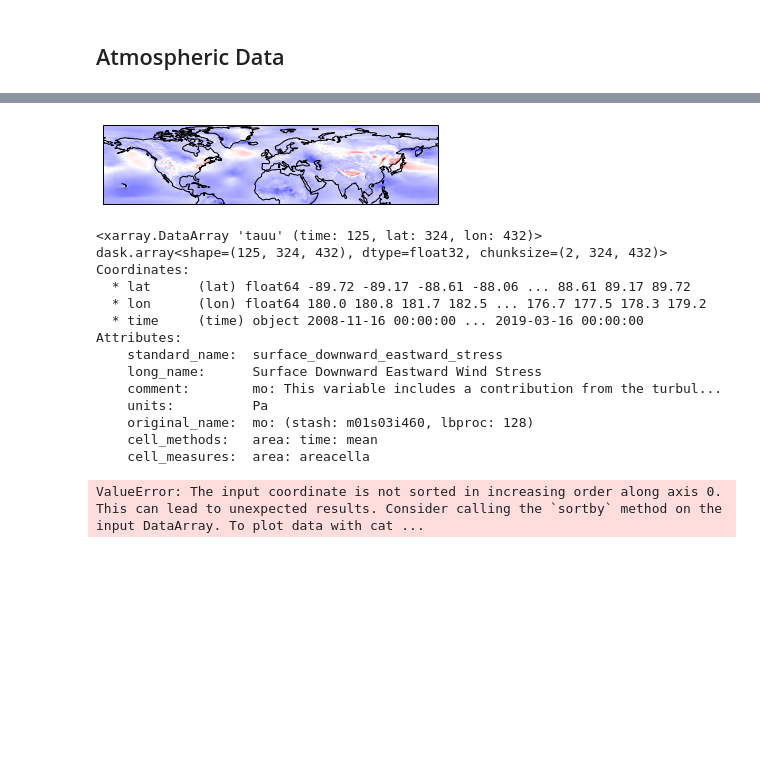
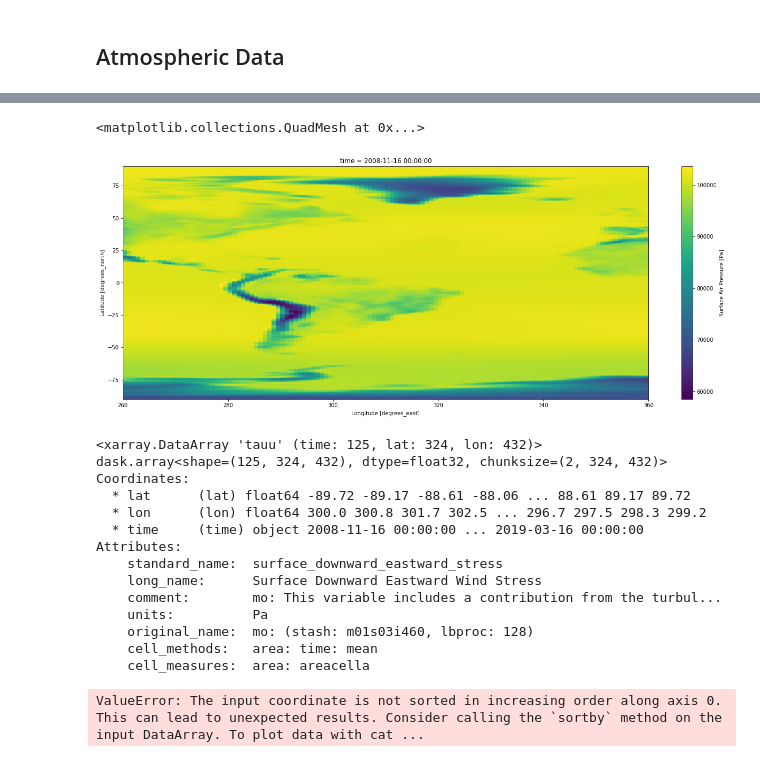
Before and after one commit to hmkhatri/AMOC_Variability_DePreSys_MET, a Jupyter notebook: Notebooks/Initial_Analysis.ipynb, the cells around one changed output, grey strips where cells are left out. Drawn from its saved outputs; the diff is of its cells as text; code cells hidden in the pictures; blank space fills up the shorter version.

```diff
--- a/Notebooks/Initial_Analysis.ipynb
+++ b/Notebooks/Initial_Analysis.ipynb
@@ -768,10 +768,14 @@ ds = xr.concat(ds, dim='r')
 # %%
 ppdir="/badc/cmip6/data/CMIP6/DCPP/MOHC/HadGEM3-GC31-MM/dcppA-hindcast/"
 
-var="s2008-r1i1p1f2/Amon/tauu/gn/files/d20200417/"
+var="s2008-r1i1p1f2/Amon/ua/gn/files/d20200417/"
+
+var1="s2008-r1i1p1f2/Amon/ps/gn/files/d20200417/"
 
 d = xr.open_mfdataset(ppdir + var + "*.nc")
 
+d1 = xr.open_mfdataset(ppdir + var1 + "*.nc")
+
 print(d)
 # %% [output]
 <xarray.Dataset>
@@ -794,27 +839,30 @@ Data variables:
 # %%
 #tmp = d.tauu.sel(lon=(d.lon > 250.) | (d.lon < 40.))
-#tmp = d.tauu.sel(lat=slice(0, 85))
-#tmp.isel(time=0).plot()
+tmp = d1.ps.sel(lon=slice(260, 360))
 
-ax = plt.axes(projection=ccrs.PlateCarree())
+fig = plt.figure(figsize=[22,8])
+tmp.isel(time=0).plot()
 
-ax.pcolor(d.lon, d.lat.sel(lat=slice(0, 85)), d.tauu.sel(lat=slice(0, 85)).isel(time=0), transform=ccrs.PlateCarree(),
-         cmap = 'bwr')
+#ax = plt.axes(projection=ccrs.PlateCarree())
 
-ax.coastlines()
+#ax.pcolor(d.lon, d.lat.sel(lat=slice(0, 85)), d.tauu.sel(lat=slice(0, 85)).isel(time=0), transform=ccrs.PlateCarree(),
+#         cmap = 'bwr')
 
-plt.show()
+#ax.coastlines()
+
+#plt.show()
 # %% [output]
+<matplotlib.collections.QuadMesh at 0x...>
-[figure, old version]
+[figure, new version]
 # %%
-ds_rolled = d.roll(lon=(d.dims['lon'] // 2))
+ds_rolled = d.roll(lon=(d.dims['lon'] // 6))
 print(ds_rolled.tauu)
 # %% [output]
 <xarray.DataArray 'tauu' (time: 125, lat: 324, lon: 432)>
 dask.array<shape=(125, 324, 432), dtype=float32, chunksize=(2, 324, 432)>
 Coordinates:
   * lat      (lat) float64 -89.72 -89.17 -88.61 -88.06 ... 88.61 89.17 89.72
-  * lon      (lon) float64 180.0 180.8 181.7 182.5 ... 176.7 177.5 178.3 179.2
+  * lon      (lon) float64 300.0 300.8 301.7 302.5 ... 296.7 297.5 298.3 299.2
   * time     (time) object 2008-11-16 00:00:00 ... 2019-03-16 00:00:00
 Attributes:
     standard_name:  surface_downward_eastward_stress
```
Also changed, not shown: parts of 3 cells of this notebook, 2 other files.
